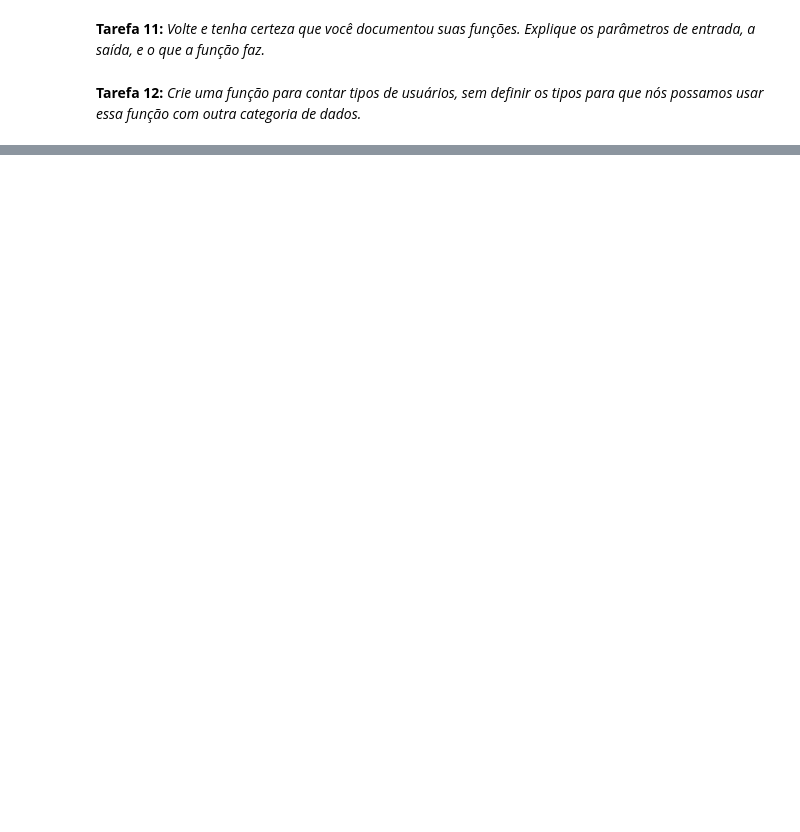
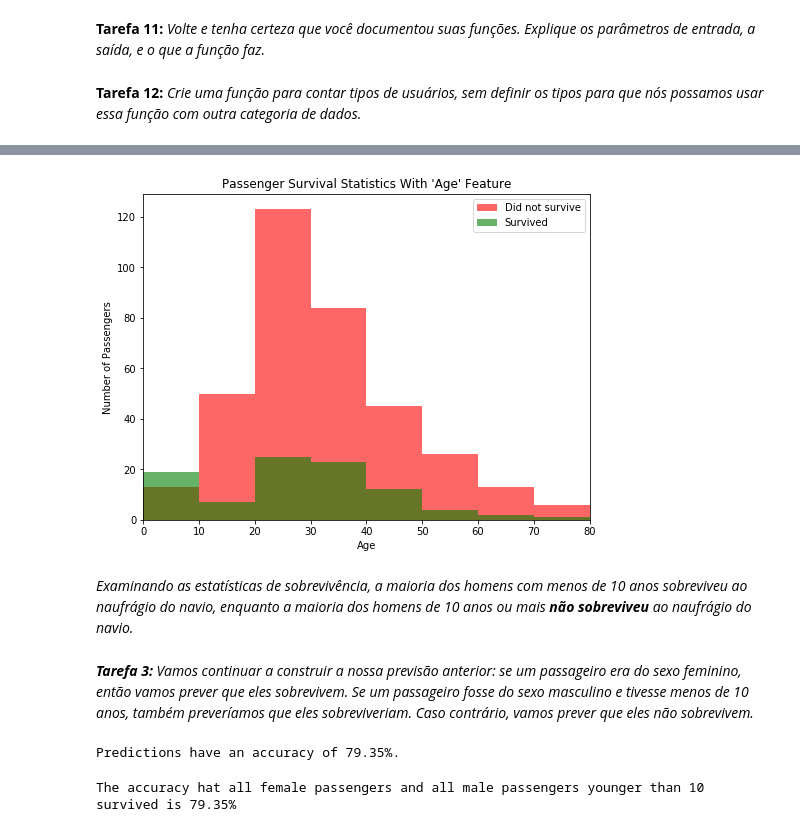
Before and after one commit to taisfguerra/fundamentals-of-ai-and-machine-learning, a Jupyter notebook: introducao-ao-python.ipynb, the cells around one changed output, grey strips where cells are left out. Drawn from its saved outputs; the diff is of its cells as text; code cells hidden in the pictures; blank space fills up the shorter version.

```diff
--- a/introducao-ao-python.ipynb
+++ b/introducao-ao-python.ipynb
@@ -1273,0 +1427,8 @@ Tipos: ['', 'Female', 'Male'] Counts: [316867, 298784, 935854]
+# %%
+vs.survival_stats(data, outcomes, 'Age', ["Sex == 'male'"])
+# %% [output]
+[figure, added]
+# %% [markdown]
+*Examinando as estatísticas de sobrevivência, a maioria dos homens com menos de 10 anos sobreviveu ao naufrágio do navio, enquanto a maioria dos homens de 10 anos ou mais **não sobreviveu** ao naufrágio do navio.*
+# %% [markdown]
+***Tarefa 3:*** *Vamos continuar a construir a nossa previsão anterior: se um passageiro era do sexo feminino, então vamos prever que eles sobrevivem. Se um passageiro fosse do sexo masculino e tivesse menos de 10 anos, também preveríamos que eles sobreviveriam. Caso contrário, vamos prever que eles não sobrevivem.*
@@ -1273,0 +1450,8 @@ Tipos: ['', 'Female', 'Male'] Counts: [316867, 298784, 935854]
+# %%
+print(accuracy_score(outcomes, predictions))
+# %% [output]
+Predictions have an accuracy of 79.35%.
+# %%
+print("The accuracy hat all female passengers and all male passengers younger than 10 survived is 79.35%")
+# %% [output]
+The accuracy hat all female passengers and all male passengers younger than 10 survived is 79.35%
```
Also changed, not shown: parts of 36 cells of this notebook, 1 other file.
